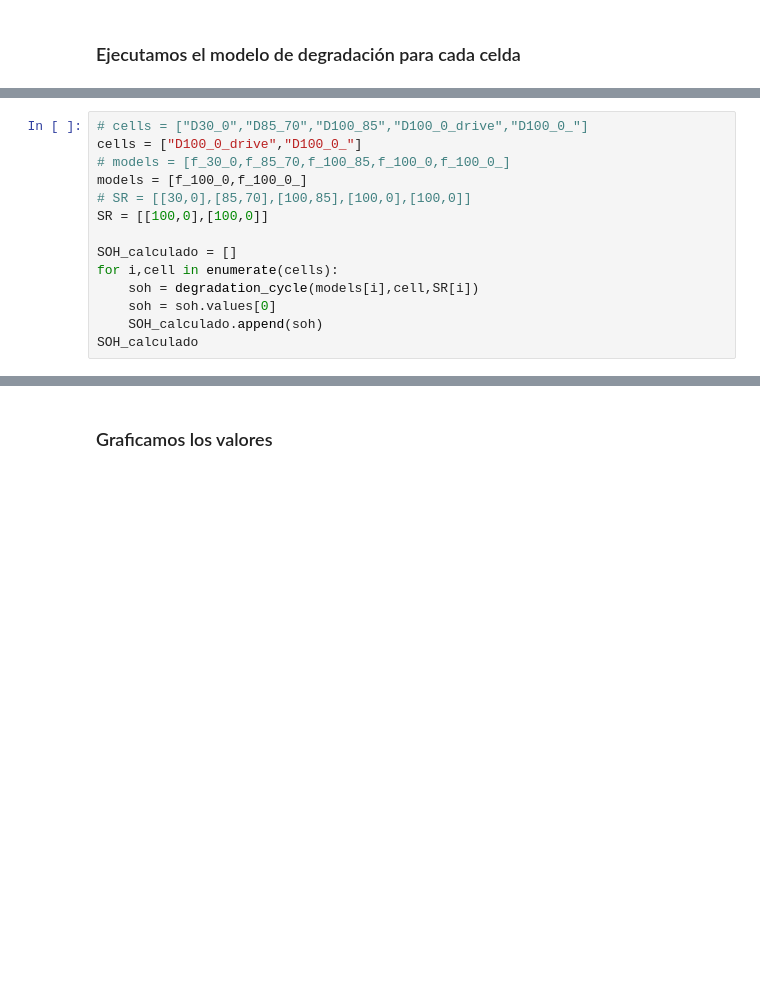
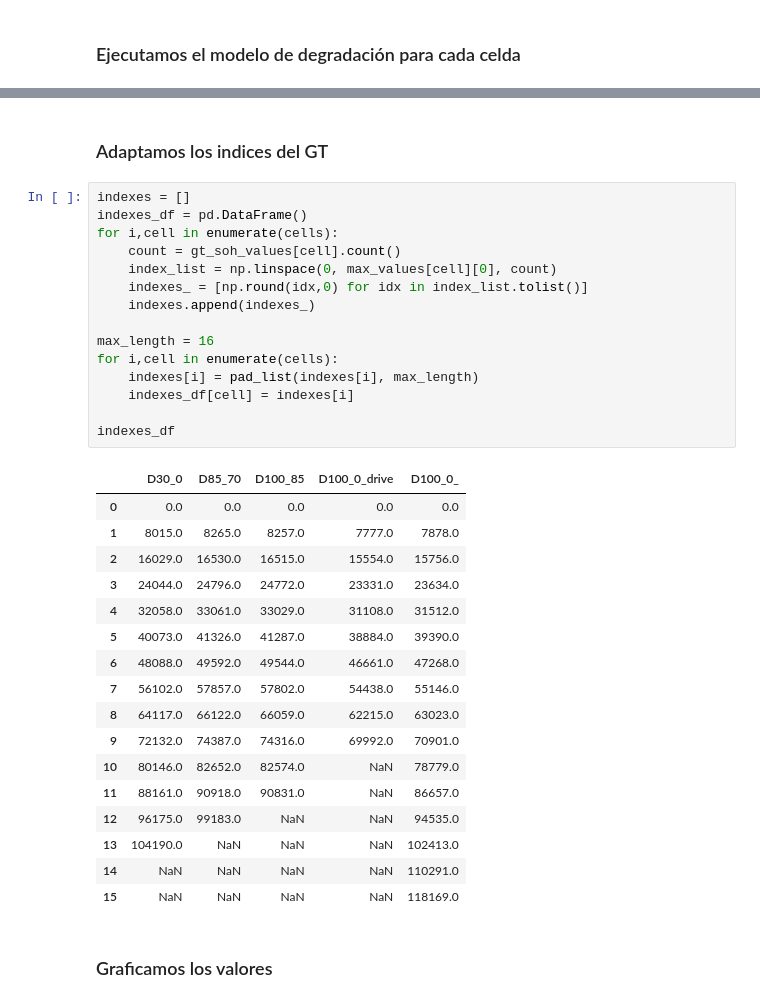
Before and after one commit to AXS-Rose/degradation_model, a Jupyter notebook: soh_methods_aging.ipynb, the cells around one changed output, grey strips where cells are left out. Saved outputs shown, nothing was run; the diff lists cells and outputs as text; blank space fills up the shorter version.

```diff
--- a/soh_methods_aging.ipynb
+++ b/soh_methods_aging.ipynb
@@ -200,14 +135,0 @@ def degradation_cycle(modelo,cell,SR):
-# %%
-# cells = ["D30_0","D85_70","D100_85","D100_0_drive","D100_0_"]
-cells = ["D100_0_drive","D100_0_"]
-# models = [f_30_0,f_85_70,f_100_85,f_100_0,f_100_0_]
-models = [f_100_0,f_100_0_]
-# SR = [[30,0],[85,70],[100,85],[100,0],[100,0]]
-SR = [[100,0],[100,0]]
-
-SOH_calculado = []
-for i,cell in enumerate(cells):
-    soh = degradation_cycle(models[i],cell,SR[i])
-    soh = soh.values[0]
-    SOH_calculado.append(soh)
-SOH_calculado
@@ -255,3 +214,38 @@ interpolated_values
+# %% [markdown]
+### Adaptamos los indices del GT
+# %%
+indexes = []
+indexes_df = pd.DataFrame()
+for i,cell in enumerate(cells):
+    count = gt_soh_values[cell].count()
+    index_list = np.linspace(0, max_values[cell][0], count)
+    indexes_ = [np.round(idx,0) for idx in index_list.tolist()]
+    indexes.append(indexes_)
+
+max_length = 16
+for i,cell in enumerate(cells):
+    indexes[i] = pad_list(indexes[i], max_length)
+    indexes_df[cell] = indexes[i]
+
+indexes_df
+# %% [output]
+|  | D30_0 | D85_70 | D100_85 | D100_0_drive | D100_0_ |
+| 0 | 0.0 | 0.0 | 0.0 | 0.0 | 0.0 |
+| 1 | 8015.0 | 8265.0 | 8257.0 | 7777.0 | 7878.0 |
+| 2 | 16029.0 | 16530.0 | 16515.0 | 15554.0 | 15756.0 |
+| 3 | 24044.0 | 24796.0 | 24772.0 | 23331.0 | 23634.0 |
+| 4 | 32058.0 | 33061.0 | 33029.0 | 31108.0 | 31512.0 |
+| 5 | 40073.0 | 41326.0 | 41287.0 | 38884.0 | 39390.0 |
+| 6 | 48088.0 | 49592.0 | 49544.0 | 46661.0 | 47268.0 |
+| 7 | 56102.0 | 57857.0 | 57802.0 | 54438.0 | 55146.0 |
+| 8 | 64117.0 | 66122.0 | 66059.0 | 62215.0 | 63023.0 |
+| 9 | 72132.0 | 74387.0 | 74316.0 | 69992.0 | 70901.0 |
+| 10 | 80146.0 | 82652.0 | 82574.0 | NaN | 78779.0 |
+| 11 | 88161.0 | 90918.0 | 90831.0 | NaN | 86657.0 |
+| 12 | 96175.0 | 99183.0 | NaN | NaN | 94535.0 |
+| 13 | 104190.0 | NaN | NaN | NaN | 102413.0 |
+| 14 | NaN | NaN | NaN | NaN | 110291.0 |
+| 15 | NaN | NaN | NaN | NaN | 118169.0 |
 # %% [markdown]
 ### Graficamos los valores
 # %%
```
Also changed, not shown: parts of 14 cells of this notebook, 2 other files.
